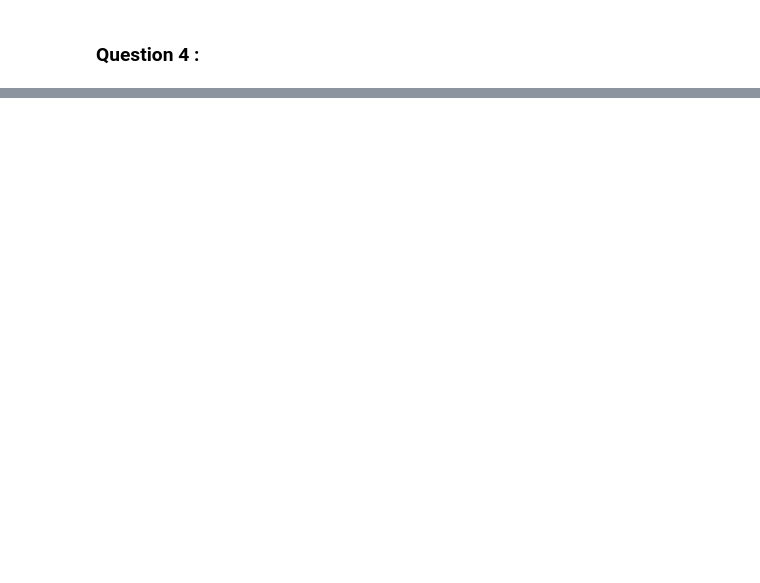
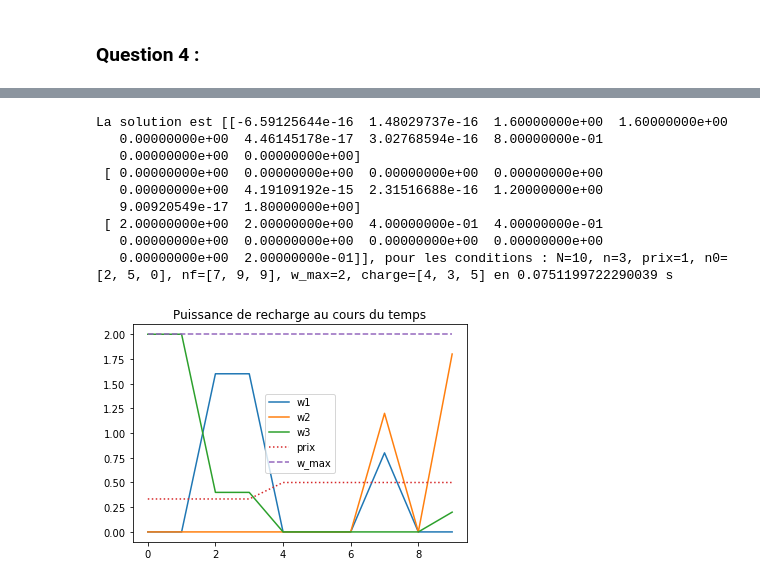
Before and after one commit to corentinloirs/OptimisationPC1, a Jupyter notebook: Optimisation.ipynb, the cells around one changed output, grey strips where cells are left out. Saved outputs shown, nothing was run; the diff lists cells and outputs as text; code cells hidden in the pictures; blank space fills up the shorter version.

```diff
--- a/Optimisation.ipynb
+++ b/Optimisation.ipynb
@@ -509,0 +598,32 @@ def c(i ,w):
+# %%
+debut = time.time()
+N = 10
+n = 3
+p = np.zeros((N*n, 1))
+for i in range(n*N):
+    if i%N >= 4 :
+        p[i, 0] = 1.5
+    else :
+        p[i, 0] = 1
+n0 = [2, 5, 0]
+nf = [7, 9, 9]
+w_max = 2
+charge = [4, 3, 5]
+w0 = np.zeros((N*n, 1))
+C0 = []
+for i in range(N):
+    voiture_presente = []
+    for j in range(n):
+        if n0[j]<= i <= nf[j]:
+            voiture_presente.append(j)
+    if voiture_presente != []:
+        C0.append(n + n*N + i)
+    for j in range(n):
+        if j in voiture_presente :
+            w0[i + N*j, 0] = w_max/len(voiture_presente)
+        else :
+            w0[i + N*j, 0] = 0
+            C0.append(n + j*N + i)
+C0.sort()
+w = contrainte_active2(N, n, p, n0, nf, w_max, charge, w0, C0, aff = True) ## matrice_contrainte2(N, n, n0, nf, w_max, charge)
+fin = time.time()
@@ -509,0 +648,20 @@ def c(i ,w):
+# %%
+plt.plot(w[:N], label ='w1')
+plt.plot(w[N:2*N], label ='w2')
+plt.plot(w[2*N:], label ='w3')
+plt.plot(p[:N]/3, ':', label='prix')
+plt.plot(np.ones(N)*w_max, '--', label='w_max')
+plt.legend()
+plt.title('Puissance de recharge au cours du temps')
+print(f'La solution est {w.reshape(n, N)}, pour les conditions : N={N}, n={n}, prix=1, n0={n0}, nf={nf}, w_max={w_max}, charge={charge} en {fin -debut} s')
+# %% [output]
+La solution est [[-6.59125644e-16  1.48029737e-16  1.60000000e+00  1.60000000e+00
+   0.00000000e+00  4.46145178e-17  3.02768594e-16  8.00000000e-01
+   0.00000000e+00  0.00000000e+00]
+ [ 0.00000000e+00  0.00000000e+00  0.00000000e+00  0.00000000e+00
+   0.00000000e+00  4.19109192e-15  2.31516688e-16  1.20000000e+00
+   9.00920549e-17  1.80000000e+00]
+ [ 2.00000000e+00  2.00000000e+00  4.00000000e-01  4.00000000e-01
+   0.00000000e+00  0.00000000e+00  0.00000000e+00  0.00000000e+00
+   0.00000000e+00  2.00000000e-01]], pour les conditions : N=10, n=3, prix=1, n0=[2, 5, 0], nf=[7, 9, 9], w_max=2, charge=[4, 3, 5] en 0.0751199722290039 s
+[figure, added]
```
Also changed, not shown: parts of 17 cells of this notebook.
